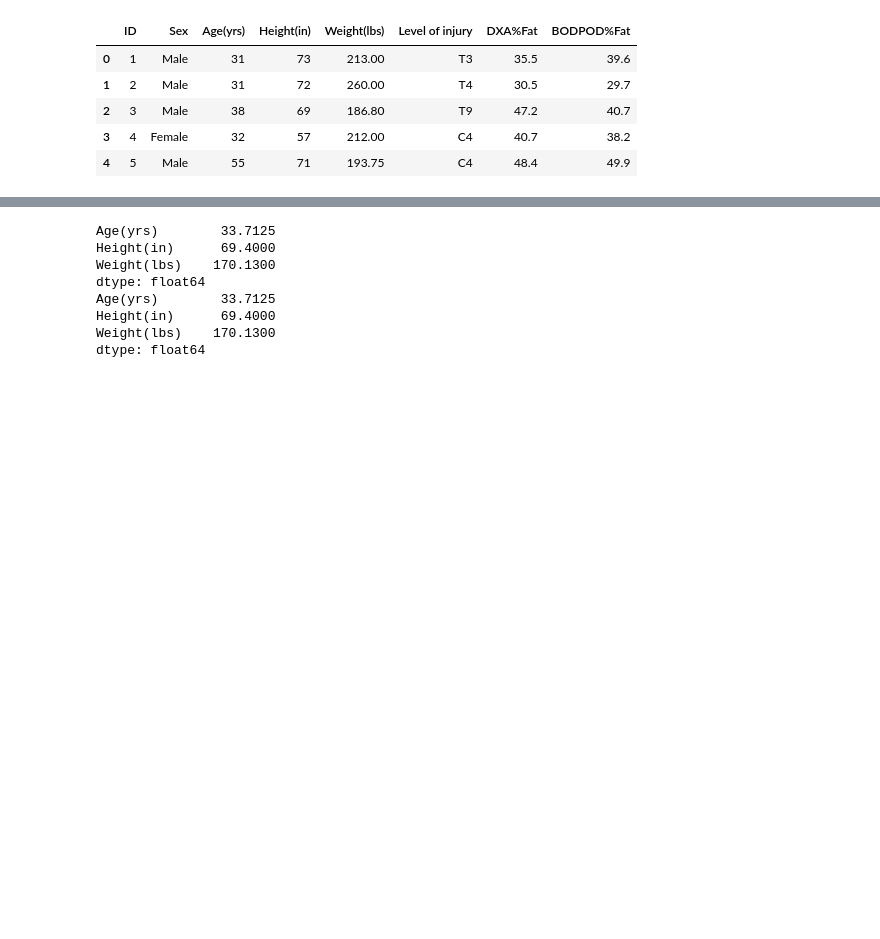
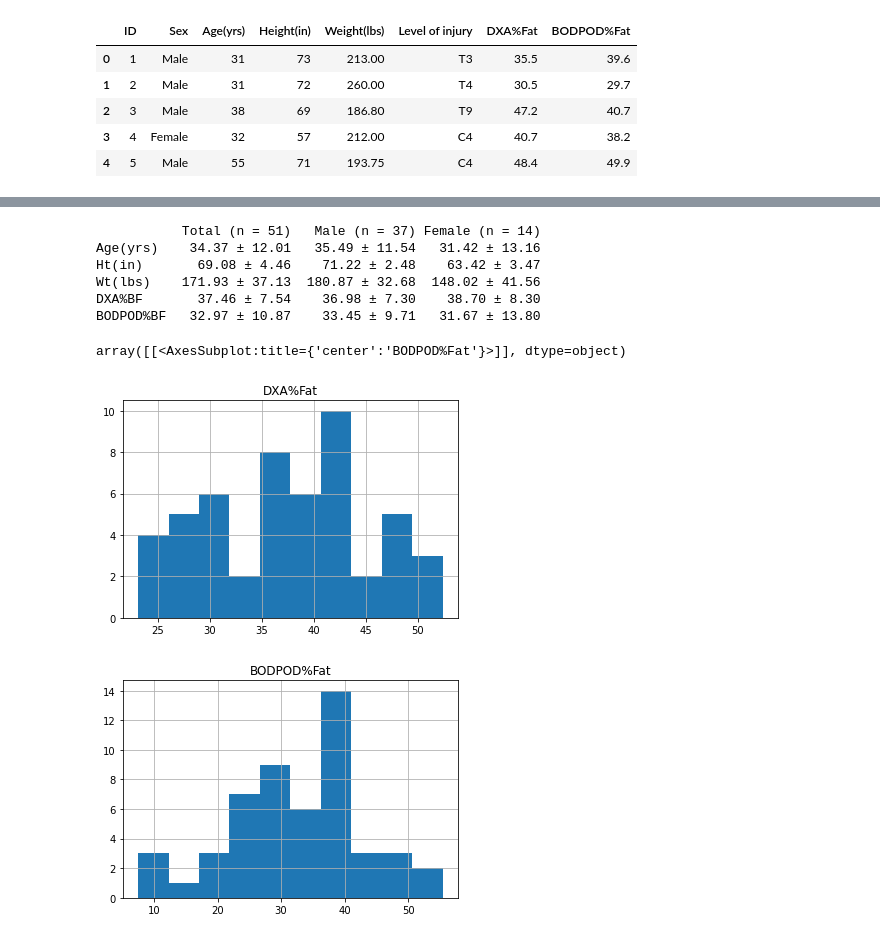
Before and after one commit to mdlove02/PythonDataAnalysis, a Jupyter notebook: BodyCompData-checkpoint.ipynb, the cells around one changed output, grey strips where cells are left out. Saved outputs shown, nothing was run; the diff lists cells and outputs as text; code cells hidden in the pictures; blank space fills up the shorter version.

```diff
--- a/BodyCompData-checkpoint.ipynb
+++ b/BodyCompData-checkpoint.ipynb
@@ -51,22 +89,23 @@ female_demo = female[["Age(yrs)", "Height(in)", "Weight(lbs)"]] # demographics f
 # %%
-demo_mean = demo.mean()
-demo_stdev = demo.std()
+demo_table = {'Total (n = 51)': ['34.37 ± 12.01', '69.08 ± 4.46', '171.93 ± 37.13', '37.46 ± 7.54', '32.97 ± 10.87'],
+             'Male (n = 37)': ['35.49 ± 11.54', '71.22 ± 2.48', '180.87 ± 32.68', '36.98 ± 7.30', '33.45 ± 9.71'],
+             'Female (n = 14)': ['31.42 ± 13.16', '63.42 ± 3.47', '148.02 ± 41.56', '38.70 ± 8.30', '31.67 ± 13.80']}
 
-test = np.mean(demo)
+demo_table_df = pd.DataFrame(demo_table, columns = ['Total (n = 51)', 'Male (n = 37)', 'Female (n = 14)'],
+                            index = ['Age(yrs)', 'Ht(in)', 'Wt(lbs)', 'DXA%BF', 'BODPOD%BF']) # creating table from
 
-male_demo_mean = male_demo.mean()
-male_demo_stdev = male_demo.std()
-female_demo_mean = female_demo.mean()
-female_demo_stdev = female_demo.std()
-
-print(demo_mean)
-print(test)
+print(demo_table_df)
 # %% [output]
-Age(yrs)        33.7125
-Height(in)      69.4000
-Weight(lbs)    170.1300
-dtype: float64
-Age(yrs)        33.7125
-Height(in)      69.4000
-Weight(lbs)    170.1300
-dtype: float64
+           Total (n = 51)   Male (n = 37) Female (n = 14)
+Age(yrs)    34.37 ± 12.01   35.49 ± 11.54   31.42 ± 13.16
+Ht(in)       69.08 ± 4.46    71.22 ± 2.48    63.42 ± 3.47
+Wt(lbs)    171.93 ± 37.13  180.87 ± 32.68  148.02 ± 41.56
+DXA%BF       37.46 ± 7.54    36.98 ± 7.30    38.70 ± 8.30
+BODPOD%BF   32.97 ± 10.87    33.45 ± 9.71   31.67 ± 13.80
+# %%
+dxa.hist()
+bodpod.hist()
+# %% [output]
+array([[<AxesSubplot:title={'center':'BODPOD%Fat'}>]], dtype=object)
+[figure, added]
+[figure, added]
```
Also changed, not shown: parts of 4 cells of this notebook.
